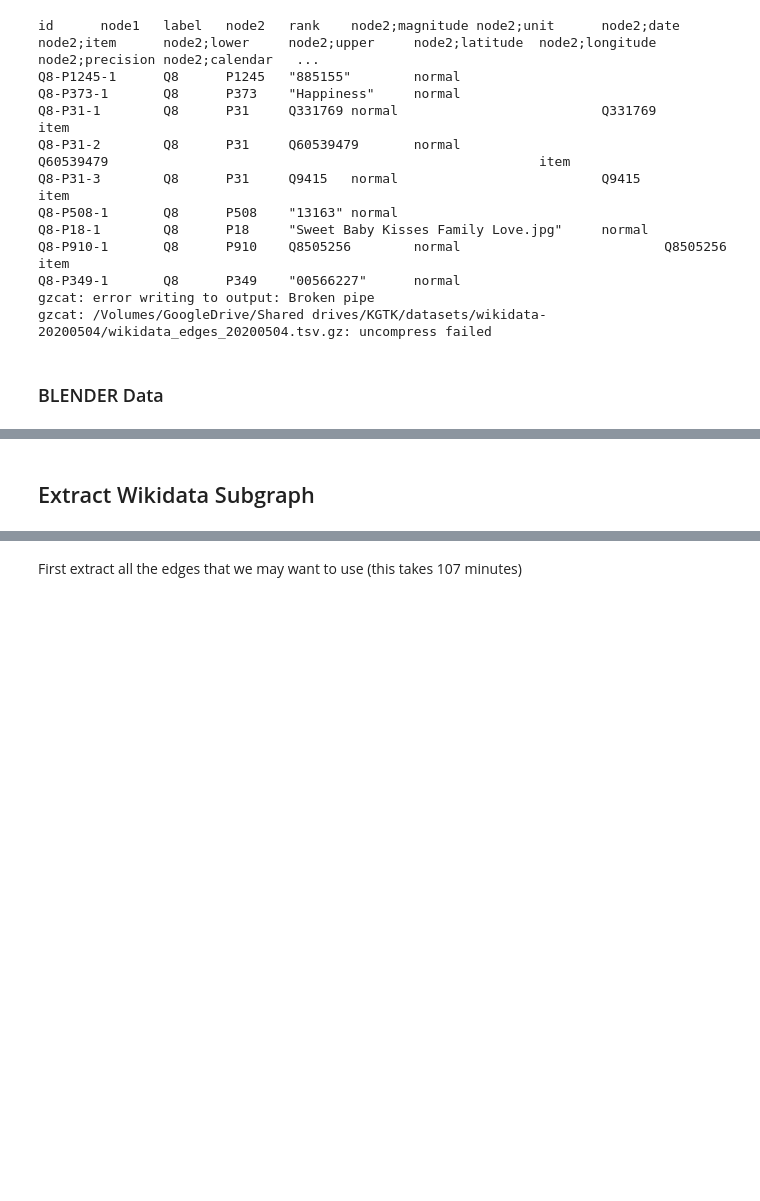
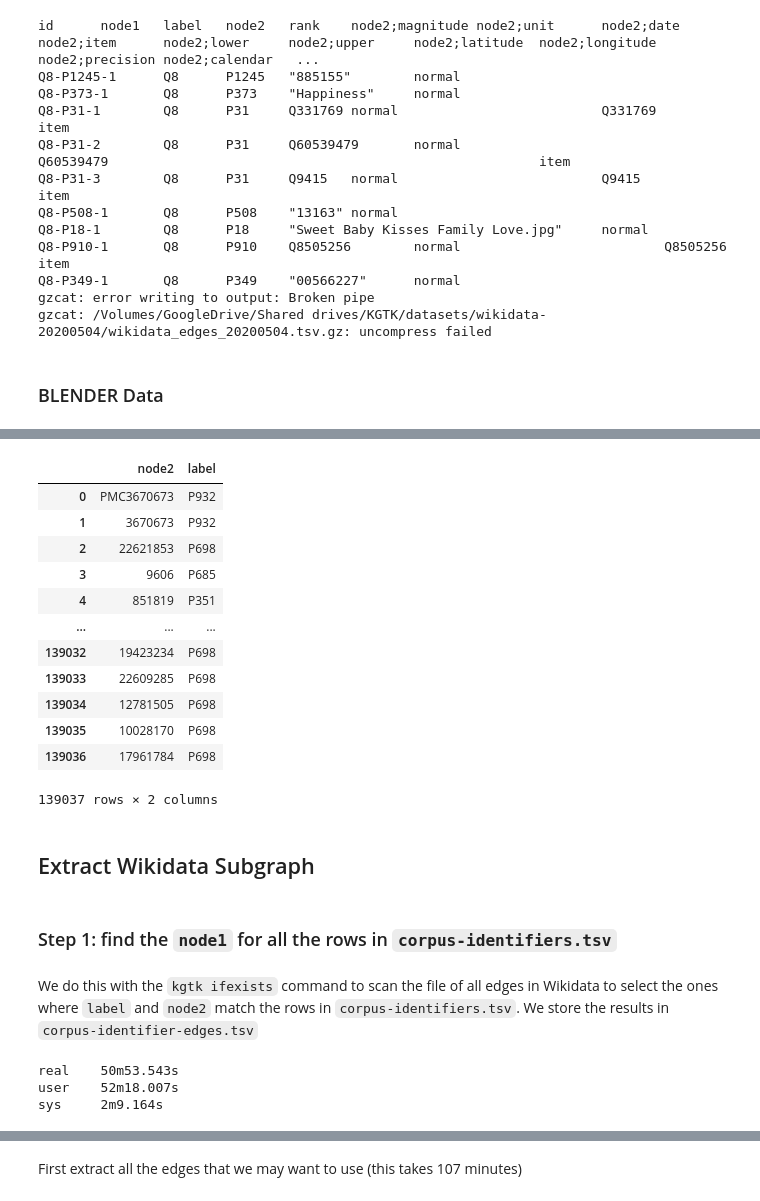
Before and after one commit to usc-isi-i2/CKG-COVID-19, a Jupyter notebook: build-covid-kg.ipynb, the cells around one changed output, grey strips where cells are left out. Cells and saved outputs as stored; diff of their text form; code cells hidden in the pictures; blank space fills up the shorter version.

```diff
--- a/build-covid-kg.ipynb
+++ b/build-covid-kg.ipynb
@@ -102,2 +93,31 @@ PMC3670673      P932
+# %%
+ids = pd.read_csv(os.getenv("COVID")+'/corpus-identifiers.tsv', delimiter='\t')
+ids
+# %% [output]
+|  | node2 | label |
+| 0 | PMC3670673 | P932 |
+| 1 | 3670673 | P932 |
+| 2 | 22621853 | P698 |
+| 3 | 9606 | P685 |
+| 4 | 851819 | P351 |
+| ... | ... | ... |
+| 139032 | 19423234 | P698 |
+| 139033 | 22609285 | P698 |
+| 139034 | 12781505 | P698 |
+| 139035 | 10028170 | P698 |
+| 139036 | 17961784 | P698 |
+139037 rows × 2 columns
 # %% [markdown]
 ## Extract Wikidata Subgraph
+# %% [markdown]
+### Step 1: find the `node1` for all the rows in `corpus-identifiers.tsv`
+# %% [markdown]
+We do this with the `kgtk ifexists` command to scan the file of all edges in Wikidata to select the ones where `label` and `node2` match the rows in `corpus-identifiers.tsv`. We store the results in `corpus-identifier-edges.tsv`
+# %%
+!time gzcat "$WD/wikidata_edges_20200504.tsv.gz" \
+  | kgtk ifexists --input-keys label node2 --filter-on $COVID/corpus-identifiers.tsv --filter-keys label node2 --filter-mode NONE \
+  > $COVID/corpus-identifier-edges.tsv
+# %% [output]
+real    50m53.543s
+user    52m18.007s
+sys     2m9.164s
```
Also changed, not shown: parts of 34 cells of this notebook, 1 other file.
